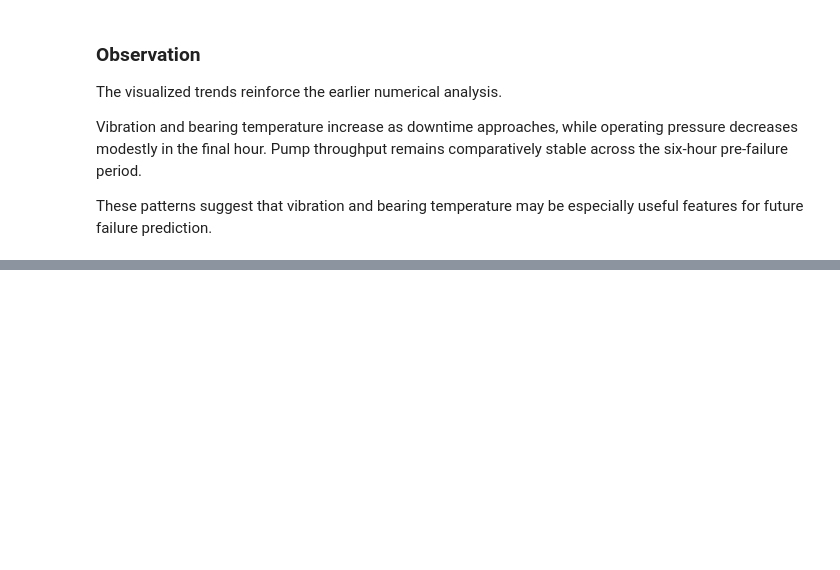
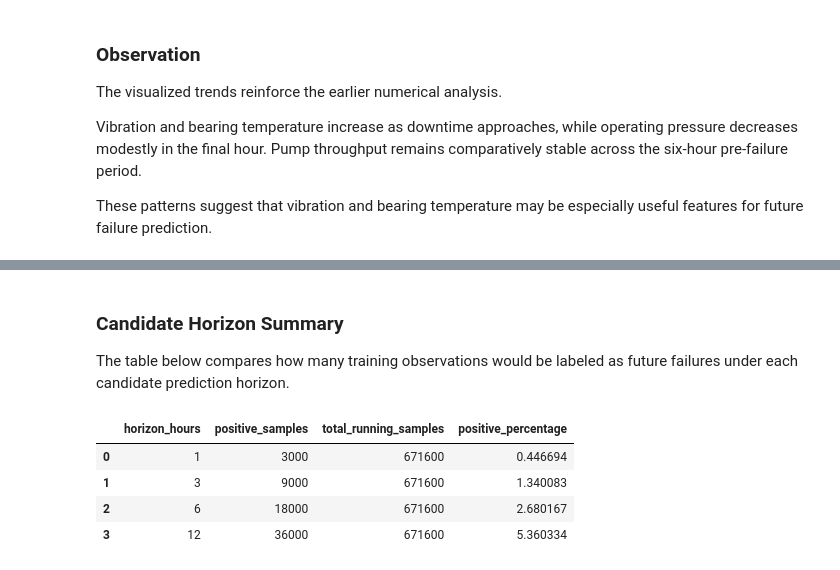
Before and after one commit to MohnishMehta/Break-Through-Tech-ML-Pipeline, a Jupyter notebook: notebooks/01_data_exploration.ipynb, the cells around one changed output, grey strips where cells are left out. Drawn from its saved outputs; the diff is of its cells as text; code cells hidden in the pictures; blank space fills up the shorter version.

```diff
--- a/notebooks/01_data_exploration.ipynb
+++ b/notebooks/01_data_exploration.ipynb
@@ -638,0 +661,6 @@ These patterns suggest that vibration and bearing temperature may be especially
+# %%
+running_df = downtime_df[
+    downtime_df["status"] == "RUNNING"
+].copy()
+
+running_df.shape
@@ -638,0 +771,14 @@ These patterns suggest that vibration and bearing temperature may be especially
+# %% [markdown]
+### Candidate Horizon Summary
+
+The table below compares how many training observations would be labeled as future failures under each candidate prediction horizon.
+# %%
+horizon_summary = pd.DataFrame(horizon_results)
+
+horizon_summary
+# %% [output]
+|  | horizon_hours | positive_samples | total_running_samples | positive_percentage |
+| 0 | 1 | 3000 | 671600 | 0.446694 |
+| 1 | 3 | 9000 | 671600 | 1.340083 |
+| 2 | 6 | 18000 | 671600 | 2.680167 |
+| 3 | 12 | 36000 | 671600 | 5.360334 |
```
Also changed, not shown: parts of 18 cells of this notebook.
